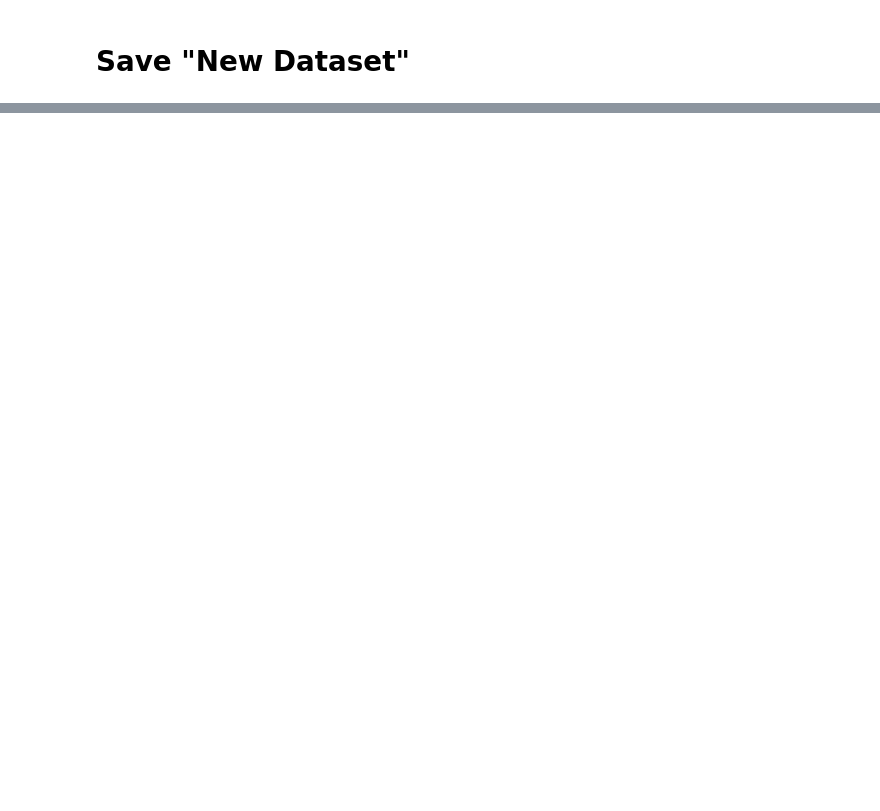
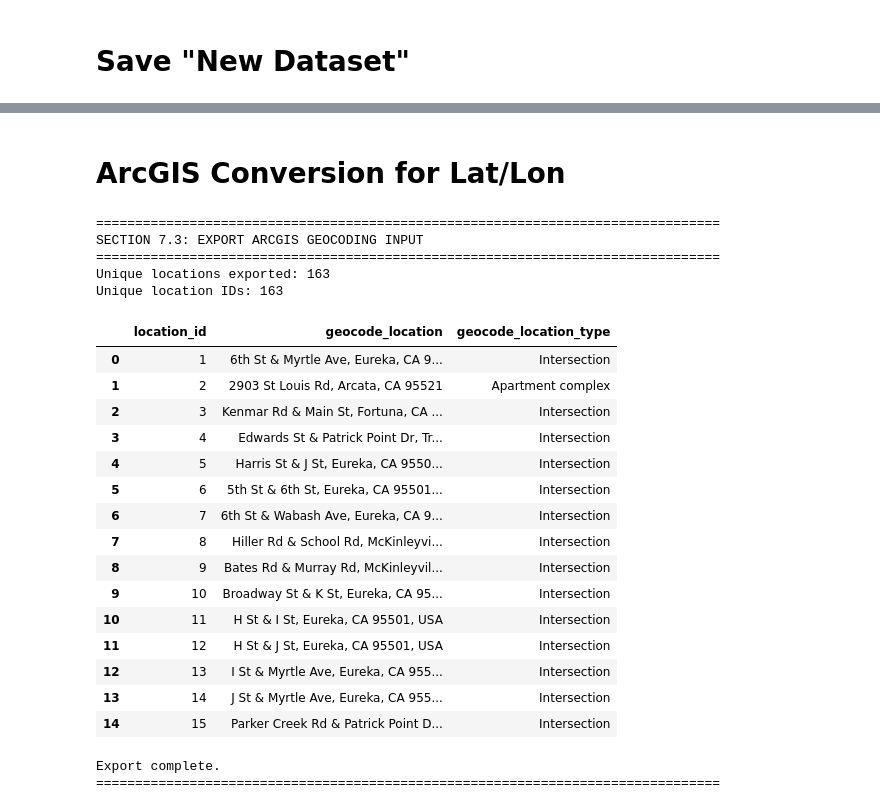
Before and after one commit to GoodLuckDiego/data311_project2, a Jupyter notebook: analysis/cleaning.ipynb, the cells around one changed output, grey strips where cells are left out. Cells and saved outputs as stored; diff of their text form; code cells hidden in the pictures; blank space fills up the shorter version.

```diff
--- a/analysis/cleaning.ipynb
+++ b/analysis/cleaning.ipynb
@@ -5139,0 +6705,73 @@ Number of records saved: 7129
+# %% [markdown]
+# ArcGIS Conversion for Lat/Lon
+# %%
+# EXPORT UNIQUE LOCATIONS FOR ARCGIS GEOCODING
+
+
+print("=" * 80)
+print("SECTION 7.3: EXPORT ARCGIS GEOCODING INPUT")
+print("=" * 80)
+
+# Create a separate geocoding input table.
+arcgis_geocode_input = geocode_reference.copy()
+
+# Assign a stable unique identifier.
+arcgis_geocode_input.insert(
+    0,
+    "location_id",
+    range(1, len(arcgis_geocode_input) + 1)
+)
+
+# Retain only the required fields.
+arcgis_geocode_input = arcgis_geocode_input[
+    [
+        "location_id",
+        "geocode_location",
+        "geocode_location_type"
+    ]
+].copy()
+
+# Validate uniqueness.
+assert arcgis_geocode_input["location_id"].is_unique
+assert arcgis_geocode_input["geocode_location"].is_unique
+assert arcgis_geocode_input["geocode_location"].notna().all()
+
+# Export to the specified folder pathway.
+arcgis_geocode_input.to_csv(
+    r"C:\Users\MARE\OneDrive\Documents\data311_project2\data\processed\arcgis_nearest_intersection_geocoding.csv",
+    index=False,
+    encoding="utf-8"
+)
+
+print("Unique locations exported:", len(arcgis_geocode_input))
+print("Unique location IDs:",
+      arcgis_geocode_input["location_id"].nunique())
+
+display(arcgis_geocode_input.head(15))
+
+print("\nExport complete.")
+print("=" * 80)
+# %% [output]
+================================================================================
+SECTION 7.3: EXPORT ARCGIS GEOCODING INPUT
+================================================================================
+Unique locations exported: 163
+Unique location IDs: 163
+|  | location_id | geocode_location | geocode_location_type |
+| 0 | 1 | 6th St & Myrtle Ave, Eureka, CA 9... | Intersection |
+| 1 | 2 | 2903 St Louis Rd, Arcata, CA 95521 | Apartment complex |
+| 2 | 3 | Kenmar Rd & Main St, Fortuna, CA ... | Intersection |
+| 3 | 4 | Edwards St & Patrick Point Dr, Tr... | Intersection |
+| 4 | 5 | Harris St & J St, Eureka, CA 9550... | Intersection |
+| 5 | 6 | 5th St & 6th St, Eureka, CA 95501... | Intersection |
+| 6 | 7 | 6th St & Wabash Ave, Eureka, CA 9... | Intersection |
+| 7 | 8 | Hiller Rd & School Rd, McKinleyvi... | Intersection |
+| 8 | 9 | Bates Rd & Murray Rd, McKinleyvil... | Intersection |
+| 9 | 10 | Broadway St & K St, Eureka, CA 95... | Intersection |
+| 10 | 11 | H St & I St, Eureka, CA 95501, USA | Intersection |
+| 11 | 12 | H St & J St, Eureka, CA 95501, USA | Intersection |
+| 12 | 13 | I St & Myrtle Ave, Eureka, CA 955... | Intersection |
+| 13 | 14 | J St & Myrtle Ave, Eureka, CA 955... | Intersection |
+| 14 | 15 | Parker Creek Rd & Patrick Point D... | Intersection |
+Export complete.
+================================================================================
```
Also changed, not shown: parts of 14 cells of this notebook, 1 other file.
